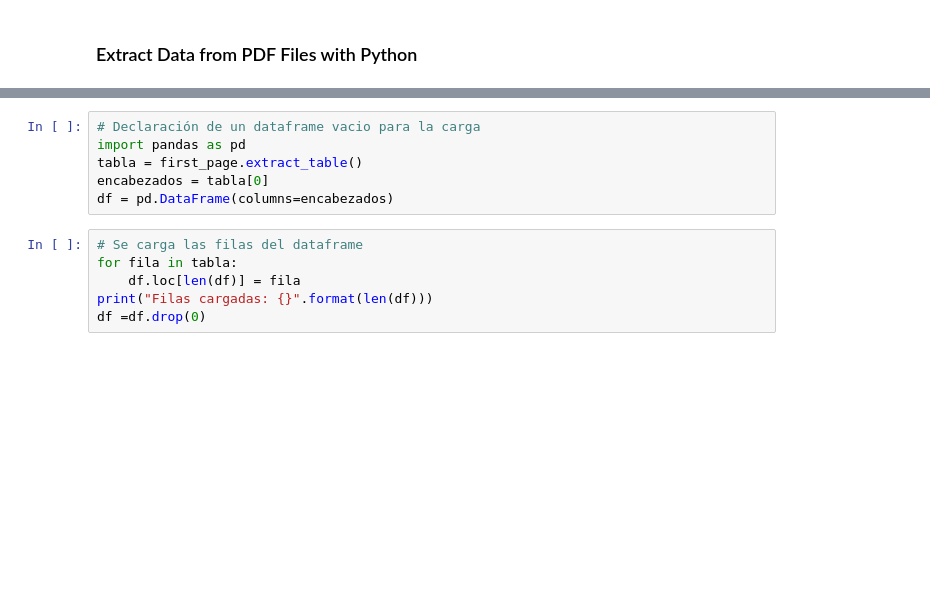
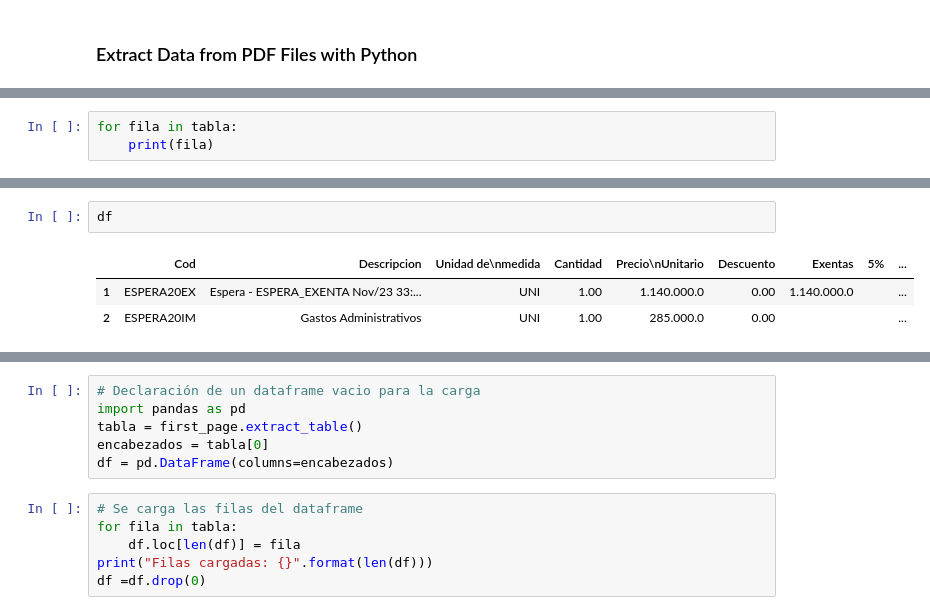
Before and after one commit to rofigueredo/PythonAnalysis, a Jupyter notebook: Files manage/ETL_fact.ipynb, the cells around one changed output, grey strips where cells are left out. Drawn from its saved outputs; the diff is of its cells as text; blank space fills up the shorter version.

```diff
--- a/Files manage/ETL_fact.ipynb
+++ b/Files manage/ETL_fact.ipynb
@@ -2,0 +103,3 @@
+# %%
+for fila in tabla:
+    print(fila)
@@ -2,0 +176,6 @@
+# %%
+df
+# %% [output]
+|  | Cod | Descripcion | Unidad de\nmedida | Cantidad | Precio\nUnitario | Descuento | Exentas | 5% | ... |
+| 1 | ESPERA20EX | Espera - ESPERA_EXENTA Nov/23 33:... | UNI | 1.00 | 1.140.000.0 | 0.00 | 1.140.000.0 |  | ... |
+| 2 | ESPERA20IM | Gastos Administrativos | UNI | 1.00 | 285.000.0 | 0.00 |  |  | ... |
```
Also changed, not shown: parts of 22 cells of this notebook.
